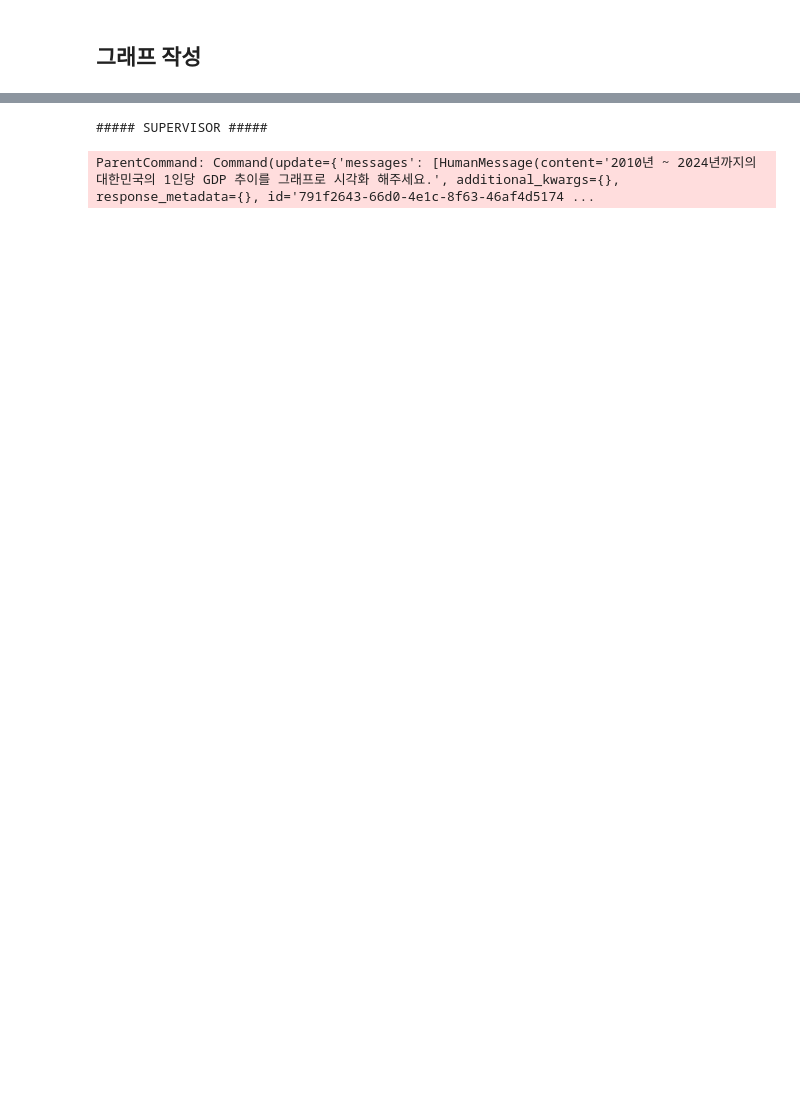
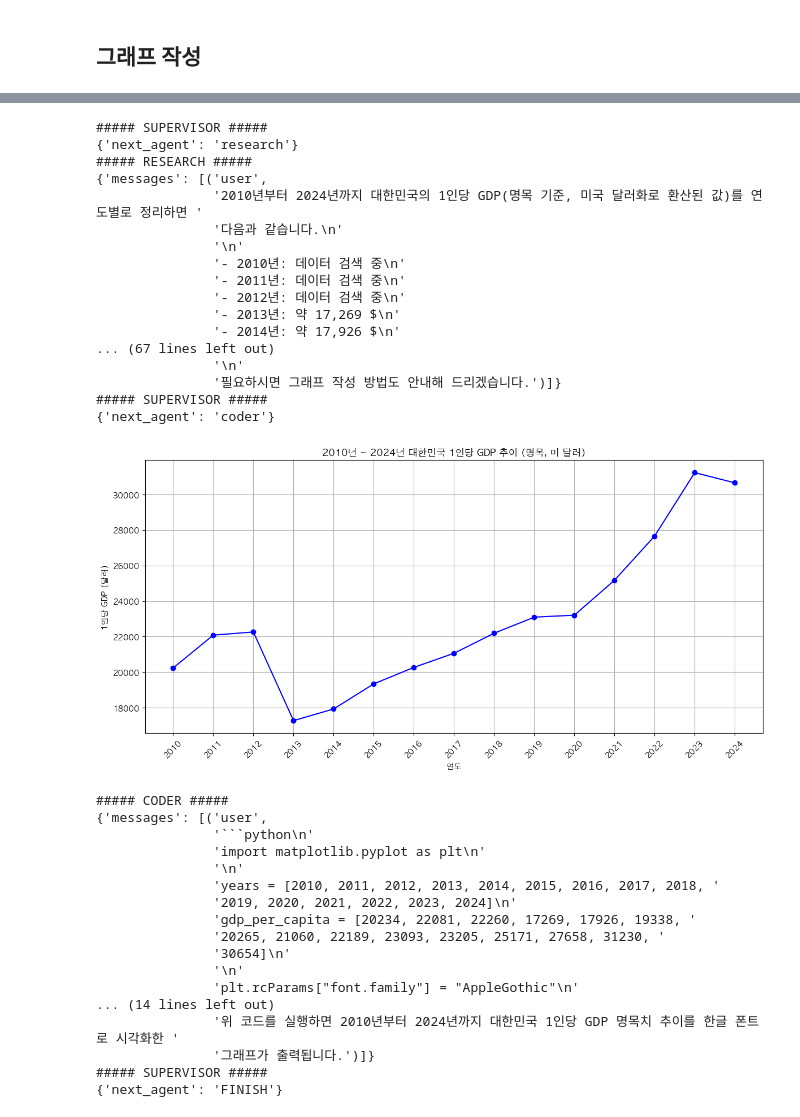
Before and after one commit to jeongsk/langchain-academy, a Jupyter notebook: projects/07-Multi-Agent-Supervisor-1.ipynb, the cells around one changed output, grey strips where cells are left out. Saved outputs shown, nothing was run; the diff lists cells and outputs as text; code cells hidden in the pictures; blank space fills up the shorter version.

````diff
--- a/projects/07-Multi-Agent-Supervisor-1.ipynb
+++ b/projects/07-Multi-Agent-Supervisor-1.ipynb
@@ -174,10 +182,44 @@ display(Image(graph.get_graph().draw_mermaid_png()))
 # %%
+from pprint import pprint
+
 query = "2010년 ~ 2024년까지의 대한민국의 1인당 GDP 추이를 그래프로 시각화 해주세요."
 for chunk in graph.stream({"messages": [("user", query)]}):
     for key, values in chunk.items():
         print(f"##### {key.upper()} #####")
-        if values and "messages" in values:
-            values["messages"][-1].pretty_print()
+        pprint(values)
 # %% [output]
 ##### SUPERVISOR #####
+{'next_agent': 'research'}
+##### RESEARCH #####
+{'messages': [('user',
+               '2010년부터 2024년까지 대한민국의 1인당 GDP(명목 기준, 미국 달러화로 환산된 값)를 연도별로 정리하면 '
+               '다음과 같습니다.\n'
+               '\n'
+               '- 2010년: 데이터 검색 중\n'
+               '- 2011년: 데이터 검색 중\n'
+               '- 2012년: 데이터 검색 중\n'
+               '- 2013년: 약 17,269 $\n'
+               '- 2014년: 약 17,926 $\n'
+... (67 lines left out)
+               '\n'
+               '필요하시면 그래프 작성 방법도 안내해 드리겠습니다.')]}
+##### SUPERVISOR #####
+{'next_agent': 'coder'}
+[figure, added]
-ParentCommand: Command(update={'messages': [HumanMessage(content='2010년 ~ 2024년까지의 대한민국의 1인당 GDP 추이를 그래프로 시각화 해주세요.', additional_kwargs={}, response_metadata={}, id='791f2643-66d0-4e1c-8f63-46af4d5174 ...
+##### CODER #####
+{'messages': [('user',
+               '```python\n'
+               'import matplotlib.pyplot as plt\n'
+               '\n'
+               'years = [2010, 2011, 2012, 2013, 2014, 2015, 2016, 2017, 2018, '
+               '2019, 2020, 2021, 2022, 2023, 2024]\n'
+               'gdp_per_capita = [20234, 22081, 22260, 17269, 17926, 19338, '
+               '20265, 21060, 22189, 23093, 23205, 25171, 27658, 31230, '
+               '30654]\n'
+               '\n'
+               'plt.rcParams["font.family"] = "AppleGothic"\n'
+... (14 lines left out)
+               '위 코드를 실행하면 2010년부터 2024년까지 대한민국 1인당 GDP 명목치 추이를 한글 폰트로 시각화한 '
+               '그래프가 출력됩니다.')]}
+##### SUPERVISOR #####
+{'next_agent': 'FINISH'}
````
Also changed, not shown: parts of 7 cells of this notebook.
